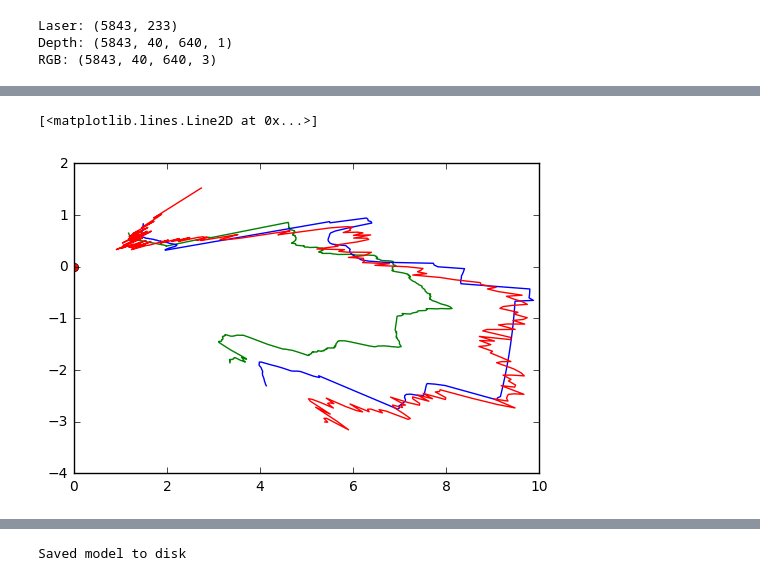
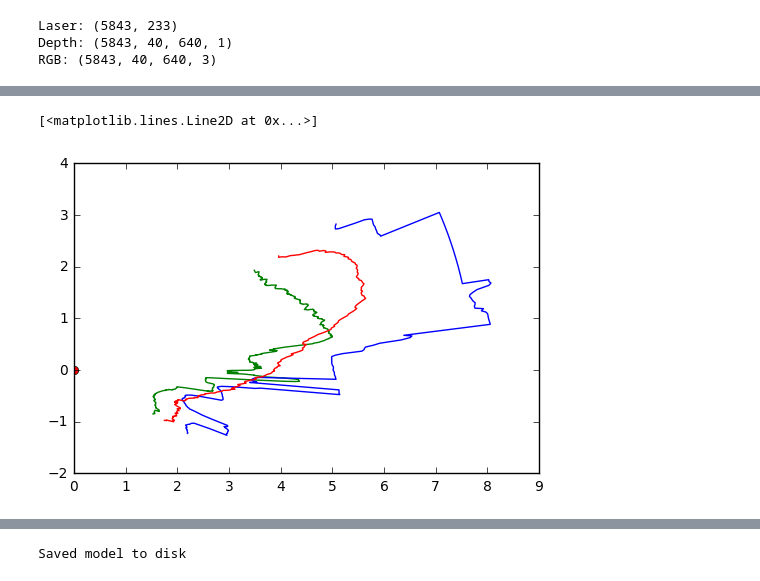
Before and after one commit to ku-ya/deep_learning, a Jupyter notebook: Deep_depth.ipynb, the cells around one changed output, grey strips where cells are left out. Drawn from its saved outputs; the diff is of its cells as text; code cells hidden in the pictures.

```diff
--- a/Deep_depth.ipynb
+++ b/Deep_depth.ipynb
@@ -181,15 +197,15 @@ Epoch 1/100
 # %%
-N = 3000
+N = 4500
 # result = model.predict([depth[N:N+1,:,:,:]])
 result = model.predict([rgb[N:N+1,:,:,:], depth[N:N+1,:,:,:]])
 pose = [0.,0.,0.]
-vi.depth_plot(np.mean(depth[N,:,:,:],axis=0),pose)
+vi.depth_plot(np.mean(depth[N,15:35,:,:],axis=0),pose)
 vi.laser_plot(laser[N,:],pose)
 vi.laser_plot2(result[0],pose)
 plt.plot(0,0,'or')
 # %% [output]
 [<matplotlib.lines.Line2D at 0x...>]
-[figure, old version]
+[figure, new version]
 # %%
 result
 # %% [output]
```
Also changed, not shown: parts of 1 cell of this notebook, 1 other file.
